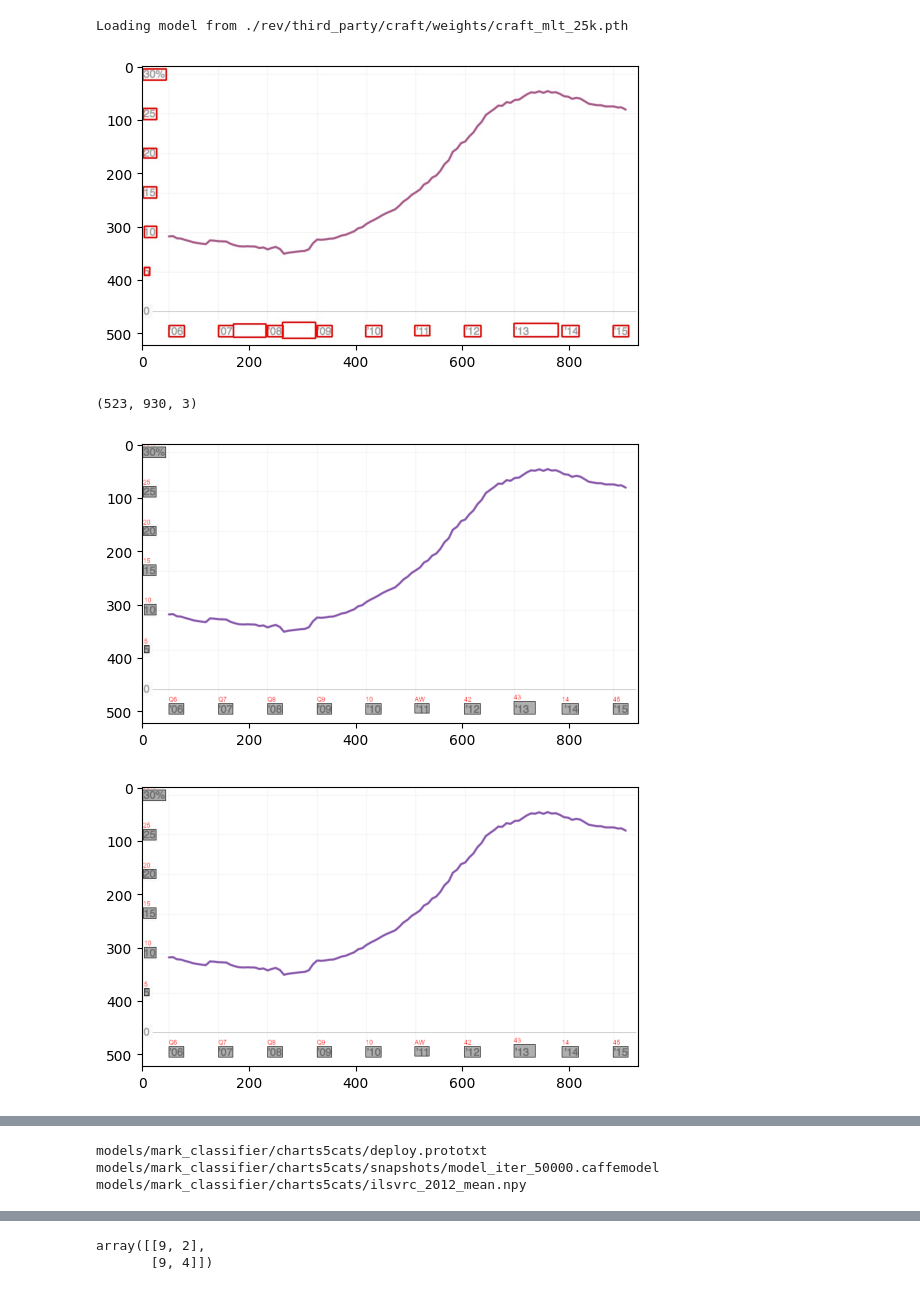
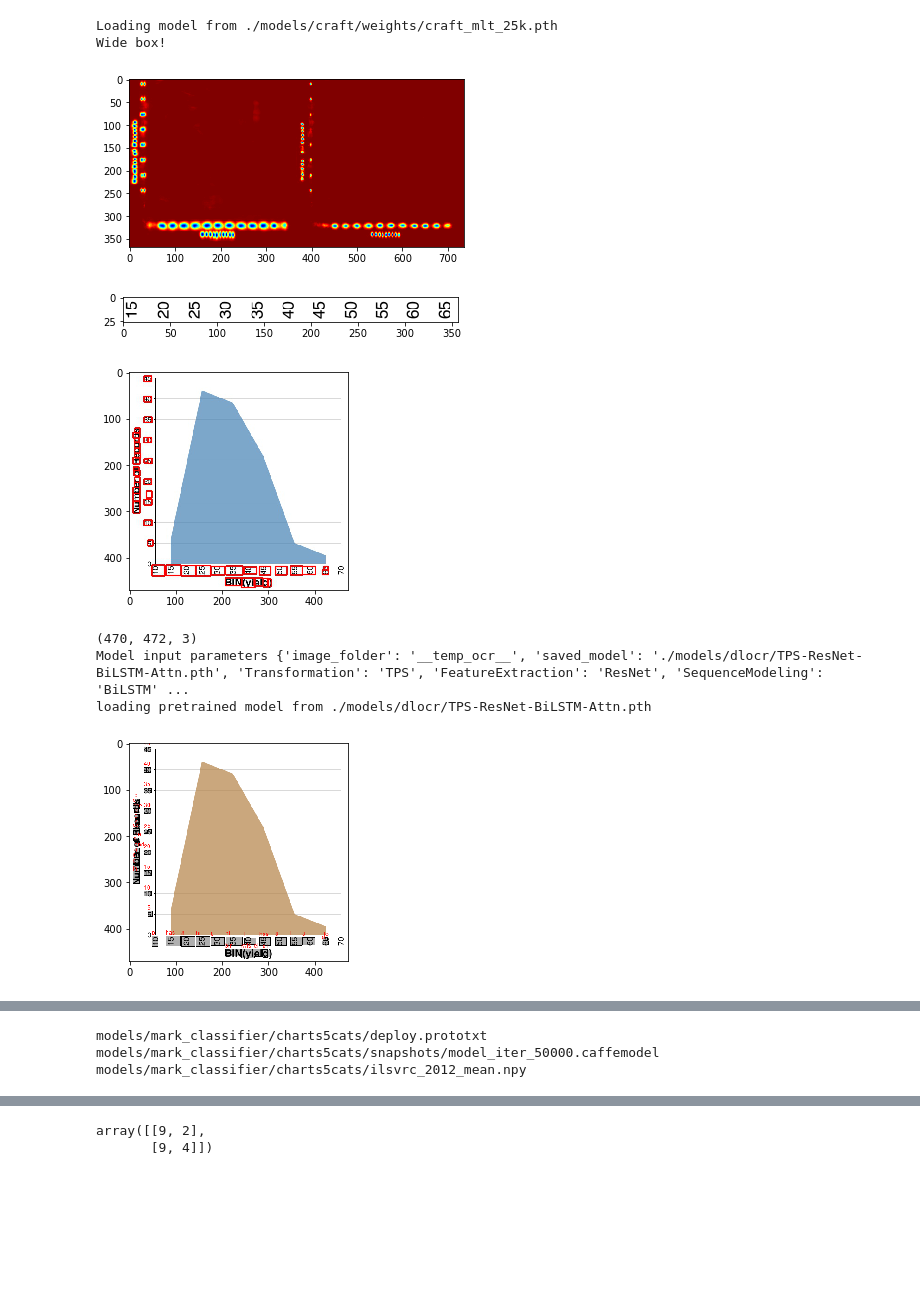
Before and after one commit to visual-ds/rev, a Jupyter notebook: Example.ipynb, the cells around one changed output, grey strips where cells are left out. Saved outputs shown, nothing was run; the diff lists cells and outputs as text; code cells hidden in the pictures; blank space fills up the shorter version.

```diff
--- a/Example.ipynb
+++ b/Example.ipynb
@@ -13,13 +16,13 @@ quartzII = "data/quartz/4J0AakdDl.png"
 chartp = "chart.png"
 area = "examples/image.png"
 
-chart = Chart(chartp)
+chart = Chart(area)
 
 # Text localization and recognition:
 localizer = TextLocalizer()
 
 # set textbox information
-text_boxes = localizer.localize([chart], debug = True)
+text_boxes = localizer.localize([chart], debug = False)
 chart.text_boxes = text_boxes[0]
 
 # print(chart.text_boxes)
@@ -73,38 +63,49 @@ models/mark_classifier/charts5cats/ilsvrc_2012_mean.npy
 # %%
 from rev.chart import Chart
 from rev.text.localizer import TextLocalizer
 from rev.text.classifier import TextClassifier
 from rev.spec.generator import SpecGenerator
 
 import json
 quartz = "data/quartz/4JevQPPu.png"
 quartzII = "data/quartz/4J0AakdDl.png"
-chartp = "chart.png"
+chartp = "examples/chart.png"
 area = "examples/image.png"
-chart = Chart(quartz)
+chart = Chart(area)
+
+deep_ocr_parameters = {
+    # "image_folder": "imgboxes",
+    "saved_model": "./models/dlocr/TPS-ResNet-BiLSTM-Attn.pth",
+}
 
 localizer = TextLocalizer("craft",
-                          craft_model = "./rev/third_party/craft/weights/craft_mlt_25k.pth")
+                          craft_model = "./models/craft/weights/craft_mlt_25k.pth",
+                         ocr = "deep_ocr",
+                         deep_ocr_params = deep_ocr_parameters)
 
 chart.text_boxes = localizer.localize([chart], debug = True)[0]
 
-chart.text_boxes
+# print(chart.text_boxes)
 
 text_clf = TextClassifier('default')
 text_type_preds = text_clf.classify([chart])
 
 # Set the role for each textbox on the chart
 for (text_box, role) in zip(chart.text_boxes, text_type_preds[0]):
     text_box.type = role
 
 # Generamos la especificación (este método internamente también obtiene el tipo marca del chart)
 spec_gen = SpecGenerator()
 spec = spec_gen.generate([chart])
 
 json.loads(spec[0])
 # %% [output]
-Loading model from ./rev/third_party/craft/weights/craft_mlt_25k.pth
+Loading model from ./models/craft/weights/craft_mlt_25k.pth
+Wide box!
-[figure, old version]
+[figure, new version]
-(523, 930, 3)
-[figure, old version]
+[figure, new version]
-[figure, old version]
+[figure, new version]
+(470, 472, 3)
+Model input parameters {'image_folder': '__temp_ocr__', 'saved_model': './models/dlocr/TPS-ResNet-BiLSTM-Attn.pth', 'Transformation': 'TPS', 'FeatureExtraction': 'ResNet', 'SequenceModeling': 'BiLSTM' ...
+loading pretrained model from ./models/dlocr/TPS-ResNet-BiLSTM-Attn.pth
+[figure, added]
```
Also changed, not shown: parts of 5 cells of this notebook.
